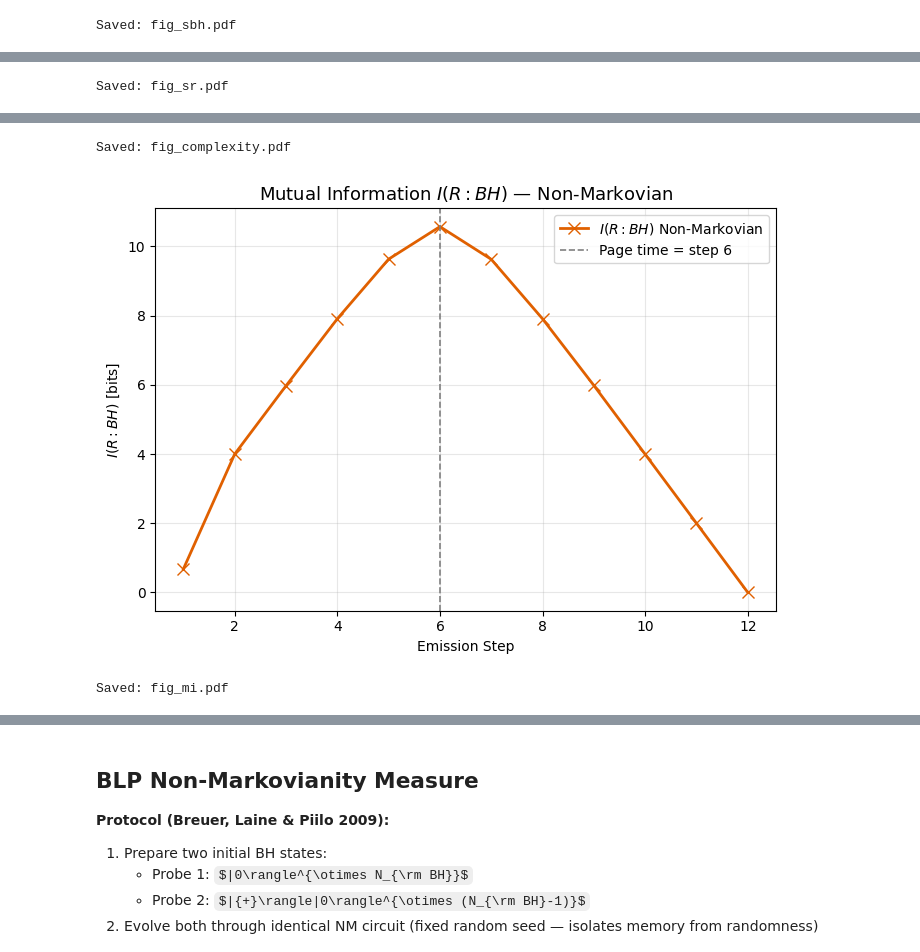
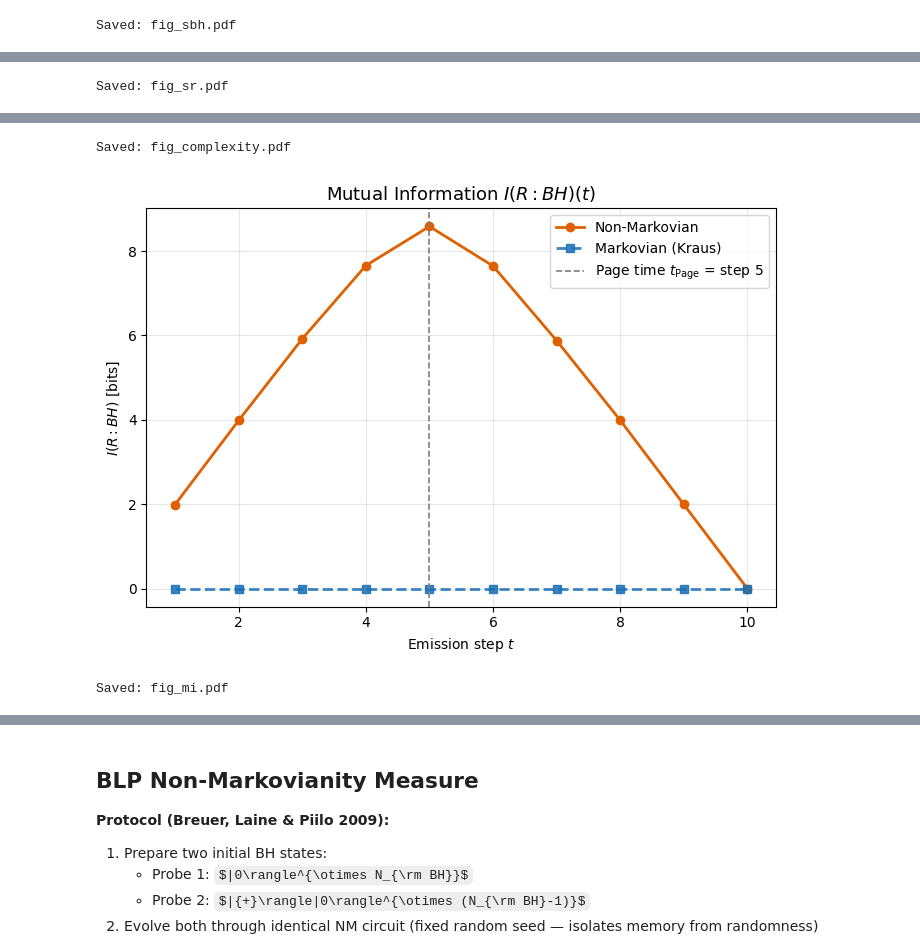
Before and after one commit to aaqhilahamed2004-ops/non-markovian_black-hole_evaporation, a Jupyter notebook: MvNM_v2.ipynb, the cells around one changed output, grey strips where cells are left out. Cells and saved outputs as stored; diff of their text form; code cells hidden in the pictures; some formulas as TeX source.

```diff
--- a/MvNM_v2.ipynb
+++ b/MvNM_v2.ipynb
@@ -28,7 +30,7 @@ from qiskit.quantum_info import Statevector, partial_trace, entropy, Operator
 #
 # Page time = N_BH // 2
 
-N_BH = 12          # black hole size (14 exceeds available RAM for statevector)
+N_BH = 10         # black hole size (14 exceeds available RAM for statevector)
 C_M  = '#1A6FB5'   # Markovian colour
 C_NM = '#E06000'   # Non-Markovian colour
 
@@ -42,3 +42,5 @@ G0_GLOBAL = 0.785
+# %%
+G0_GLOBAL = 1.57
 # %%
 # ─────────────────────────────────────────────────────────────────────────────
 # CIRCUIT BUILDING BLOCKS
@@ -347,16 +418,13 @@ def run_non_markovian_evaporation():
 # ─────────────────────────────────────────────────────────────────────────────
 # MAIN
 # ─────────────────────────────────────────────────────────────────────────────
-s_m,  ebh_m,  erad_m                          = run_markovian_evaporation()
-s_nm, ebh_nm, erad_nm, mi_nm, states_nm       = run_non_markovian_evaporation()
+s_m,  ebh_m,  erad_m,  erad_cumul_m,  mi_m,  s_global_m         = run_markovian_evaporation()
+s_nm, ebh_nm, erad_nm, mi_nm, s_global_nm, states_nm             = run_non_markovian_evaporation()
 
 dS_bh_m  = np.diff(ebh_m)
 dS_bh_nm = np.diff(ebh_nm)
 
-_reset_krylov()
-k_nm = compute_spread_complexity(states_nm)
-
 page_idx  = np.argmax(mi_nm)
-page_step = int(np.argmax(mi_nm)) + 1  # step number of peak I(R:BH)
+page_step = page_idx + 1
 print(f"\nPage time (peak I(R:BH)): step {page_step}")
 # %% [output]
@@ -380,63 +448,93 @@ Page time (peak I(R:BH)): step 6
 # %%
 # ─────────────────────────────────────────────────────────────────────────────
-# INDIVIDUAL FIGURES — same data as evaporation_results.pdf, split for paper
+# INDIVIDUAL FIGURES
 # ─────────────────────────────────────────────────────────────────────────────
 
-# Fig 1: S(BH)
+# Fig 1: S_BH — Markovian vs Non-Markovian
 fig, ax = plt.subplots(figsize=(7, 5))
-ax.plot(s_m,  ebh_m,  's--', color=C_M,  lw=2, alpha=0.85, label='Markovian')
+ax.plot(s_m,  ebh_m,  's--', color=C_M,  lw=2, alpha=0.85, label='Markovian (Kraus)')
 ax.plot(s_nm, ebh_nm, 'o-',  color=C_NM, lw=2,             label='Non-Markovian')
-ax.axvline(page_step, color='gray', ls='--', lw=1.2, label=f'Page time = step {page_step}')
-ax.set_title(r'Black Hole Entropy $S_{\rm BH}$', fontsize=13)
-ax.set_xlabel('Emission Step'); ax.set_ylabel(r'$S_{\rm BH}$ [bits]')
+ax.axvline(page_step, color='gray', ls='--', lw=1.2,
+           label=f'Page time $t_{{\\rm Page}}$ = step {page_step}')
+ax.set_title(r'Black Hole Entropy $S_{\rm BH}(t)$', fontsize=13)
+ax.set_xlabel(r'Emission step $t$')
+ax.set_ylabel(r'$S_{\rm BH}$ [bits]')
 ax.legend(fontsize=10); ax.grid(alpha=0.3)
 plt.tight_layout()
 plt.savefig('fig_sbh.pdf', bbox_inches='tight', dpi=200)
 plt.show(); print('Saved: fig_sbh.pdf')
 
-# Fig 2: S(R)
+# Fig 2: S_R — genuine subsystem entropy for both models,
+#         plus S_{R,cumul} for Markovian as a separate curve
 fig, ax = plt.subplots(figsize=(7, 5))
-ax.plot(s_m,  erad_m,  's--', color=C_M,  lw=2, alpha=0.85,
-        label=r'Markovian $S(R)_{\rm cumul}$ [monotonic]')
-ax.plot(s_nm, erad_nm, 'o-',  color=C_NM, lw=2,
-        label=r'Non-Markovian $S(R)$')
-ax.axvline(page_step, color='gray', ls='--', lw=1.2, label=f'Page time = step {page_step}')
-ax.set_title(r'Radiation Entropy $S(R)$: Markovian vs Non-Markovian', fontsize=13)
-ax.set_xlabel('Emission Step'); ax.set_ylabel(r'$S(R)$ [bits]')
-ax.legend(fontsize=10); ax.grid(alpha=0.3)
+ax.plot(s_nm, erad_nm,      'o-',  color=C_NM,      lw=2,
+        label=r'Non-Markovian $S_R = S(\rho_A)$')
+ax.plot(s_m,  erad_m,       's--', color=C_M,        lw=2, alpha=0.85,
+        label=r'Markovian $S_R = S(\mathrm{Tr}_B[\rho])$')
+ax.plot(s_m,  erad_cumul_m, 'x:',  color=C_M,        lw=1.5, alpha=0.55,
+        label=r'Markovian $S_{R,\mathrm{cumul}}$ (total emitted)')
+ax.axvline(page_step, color='gray', ls='--', lw=1.2,
+           label=f'Page time $t_{{\\rm Page}}$ = step {page_step}')
+ax.set_title(r'Radiation Entropy $S_R(t)$: Markovian vs Non-Markovian', fontsize=13)
+ax.set_xlabel(r'Emission step $t$')
+ax.set_ylabel(r'$S_R$ [bits]')
+ax.legend(fontsize=9); ax.grid(alpha=0.3)
 plt.tight_layout()
 plt.savefig('fig_sr.pdf', bbox_inches='tight', dpi=200)
 plt.show(); print('Saved: fig_sr.pdf')
 
-# Fig 3: S(BH) + K(t)
+# Fig 3: S_BH and K(t) — Non-Markovian (dual axis)
 fig, ax_s = plt.subplots(figsize=(7, 5))
 ax_k = ax_s.twinx()
 l1, = ax_s.plot(s_nm, ebh_nm, 'o-',  color=C_NM,       lw=2,
-                label=r'$S_{\rm BH}$ Non-Markovian')
+                label=r'$S_{\rm BH}(t)$')
 l2, = ax_k.plot(s_nm, k_nm,   'D--', color='darkgreen', lw=2, alpha=0.8,
                 label=r'$K(t)$')
-ax_s.axvline(page_step, color='gray', ls='--', lw=1.2)
+ax_s.axvline(page_step, color='gray', ls='--', lw=1.2,
+             label=f'$t_{{\\rm Page}}$ = step {page_step}')
 ax_s.set_ylabel(r'$S_{\rm BH}$ [bits]', color=C_NM)
 ax_s.tick_params(axis='y', labelcolor=C_NM)
-ax_k.set_ylabel(r'Spread Complexity $K(t)$', color='darkgreen')
+ax_k.set_ylabel(r'Krylov spread complexity $K(t)$', color='darkgreen')
 ax_k.tick_params(axis='y', labelcolor='darkgreen')
 ax_s.legend(handles=[l1, l2], fontsize=10, loc='upper left')
-ax_s.set_title(r'$S_{\rm BH}$ and Spread Complexity $K(t)$ — Non-Markovian', fontsize=13)
-ax_s.set_xlabel('Emission Step'); ax_s.grid(alpha=0.2)
+ax_s.set_title(r'$S_{\rm BH}(t)$ and Krylov Complexity $K(t)$ — Non-Markovian',
+               fontsize=13)
+ax_s.set_xlabel(r'Emission step $t$')
+ax_s.grid(alpha=0.2)
 plt.tight_layout()
 plt.savefig('fig_complexity.pdf', bbox_inches='tight', dpi=200)
 plt.show(); print('Saved: fig_complexity.pdf')
 
-# Fig 4: I(R:BH)
+# Fig 4: I(R:BH) — Non-Markovian and Markovian
 fig, ax = plt.subplots(figsize=(7, 5))
-ax.plot(s_nm, mi_nm, 'x-', color=C_NM, lw=2, markersize=8,
-        label=r'$I(R{:}BH)$ Non-Markovian')
+ax.plot(s_nm, mi_nm, 'o-',  color=C_NM, lw=2,
+        label=r'Non-Markovian')
+ax.plot(s_m,  mi_m,  's--', color=C_M,  lw=2, alpha=0.85,
+        label=r'Markovian (Kraus)')
 ax.axvline(page_step, color='gray', ls='--', lw=1.2,
-           label=f'Page time = step {page_step}')
-ax.set_title(r'Mutual Information $I(R{:}BH)$ — Non-Markovian', fontsize=13)
-ax.set_xlabel('Emission Step'); ax.set_ylabel(r'$I(R{:}BH)$ [bits]')
+           label=f'Page time $t_{{\\rm Page}}$ = step {page_step}')
+ax.set_title(r'Mutual Information $I(R:BH)(t)$', fontsize=13)
+ax.set_xlabel(r'Emission step $t$')
+ax.set_ylabel(r'$I(R:BH)$ [bits]')
 ax.legend(fontsize=10); ax.grid(alpha=0.3)
 plt.tight_layout()
 plt.savefig('fig_mi.pdf', bbox_inches='tight', dpi=200)
 plt.show(); print('Saved: fig_mi.pdf')
+
+# Fig 5: S_global — verifying purity (NM) vs mixing (Markovian Kraus)
+fig, ax = plt.subplots(figsize=(7, 5))
+ax.plot(s_nm, s_global_nm, 'o-',  color=C_NM, lw=2,
+        label=r'Non-Markovian  ($S_{\rm global} \approx 0$, pure)')
+ax.plot(s_m,  s_global_m,  's--', color=C_M,  lw=2, alpha=0.85,
+        label=r'Markovian  ($S_{\rm global} > 0$, mixed)')
+ax.axhline(0, color='black', lw=0.8)
+ax.axvline(page_step, color='gray', ls='--', lw=1.2,
+           label=f'$t_{{\\rm Page}}$ = step {page_step}')
+ax.set_title(r'Global State Entropy $S_{\rm global}(t)$', fontsize=13)
+ax.set_xlabel(r'Emission step $t$')
+ax.set_ylabel(r'$S_{\rm global}$ [bits]')
+ax.legend(fontsize=10); ax.grid(alpha=0.3)
+plt.tight_layout()
+plt.savefig('fig_sglobal.pdf', bbox_inches='tight', dpi=200)
+plt.show(); print('Saved: fig_sglobal.pdf')
 # %% [output]
@@ -448,3 +546,3 @@ Saved: fig_sr.pdf
 Saved: fig_complexity.pdf
-[figure, old version]
+[figure, new version]
 Saved: fig_mi.pdf
```
Also changed, not shown: parts of 20 cells of this notebook.
